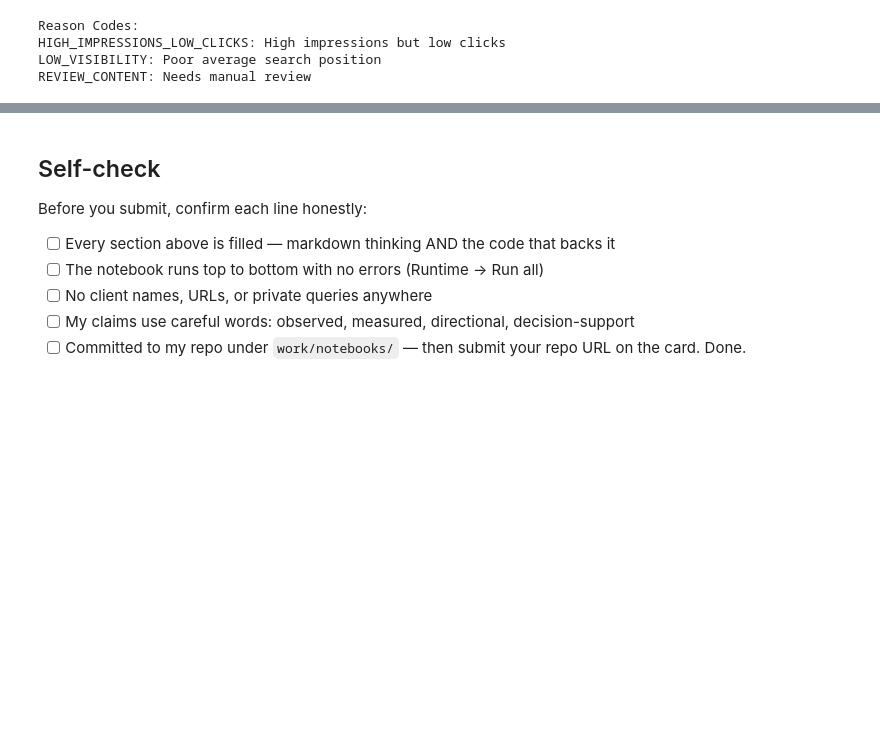
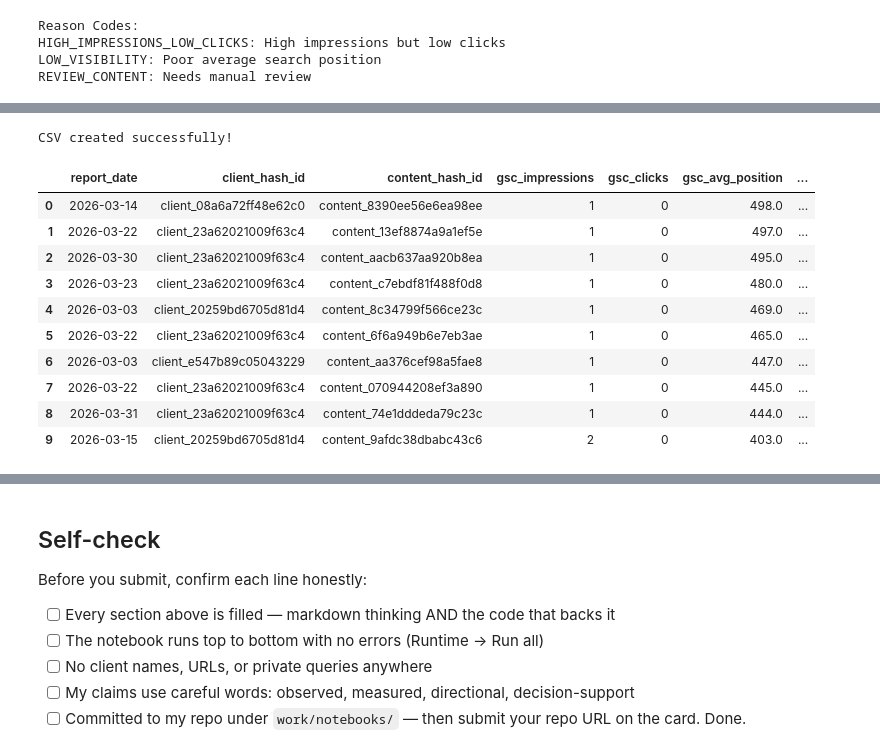
Before and after one commit to rishh19/FlyRank-AI-Internship, a Jupyter notebook: work/notebooks/w04_baseline_score.ipynb, the cells around one changed output, grey strips where cells are left out. Cells and saved outputs as stored; diff of their text form; code cells hidden in the pictures; blank space fills up the shorter version.

```diff
--- a/work/notebooks/w04_baseline_score.ipynb
+++ b/work/notebooks/w04_baseline_score.ipynb
@@ -101,6 +106,69 @@ REVIEW_CONTENT: Needs manual review
 # %%
 # This cell is for CODE (numbers, a query, a check).
 # Write your text answer in the cell ABOVE this one — typing sentences here breaks Run All.
+import os
+
+os.makedirs("work/outputs", exist_ok=True)
+
+query = f"""
+COPY (
+
+SELECT
+    report_date,
+    client_hash_id,
+    content_hash_id,
+    gsc_impressions,
+    gsc_clicks,
+    gsc_avg_position,
+
+    (
+        gsc_impressions * 0.01
+        - gsc_clicks * 0.20
+        + gsc_avg_position
+    ) AS baseline_score,
+
+    CASE
+        WHEN gsc_impressions > 1000 AND gsc_clicks < 100
+            THEN 'HIGH_IMPRESSIONS_LOW_CLICKS'
+        WHEN gsc_avg_position > 20
+            THEN 'LOW_VISIBILITY'
+        ELSE 'REVIEW_CONTENT'
+    END AS reason_code,
+
+    'Review Content' AS action
+
+FROM read_parquet('{path}')
+
+ORDER BY baseline_score DESC
+
+) TO 'work/outputs/baseline_action_score.csv'
+WITH (HEADER, DELIMITER ',');
+"""
+
+con.execute(query)
+
+print("CSV created successfully!")
+
+top10 = con.sql("""
+SELECT *
+FROM read_csv_auto('work/outputs/baseline_action_score.csv')
+LIMIT 10
+""").df()
+
+top10
+# %% [output]
+CSV created successfully!
+|  | report_date | client_hash_id | content_hash_id | gsc_impressions | gsc_clicks | gsc_avg_position | ... |
+| 0 | 2026-03-14 | client_08a6a72ff48e62c0 | content_8390ee56e6ea98ee | 1 | 0 | 498.0 | ... |
+| 1 | 2026-03-22 | client_23a62021009f63c4 | content_13ef8874a9a1ef5e | 1 | 0 | 497.0 | ... |
+| 2 | 2026-03-30 | client_23a62021009f63c4 | content_aacb637aa920b8ea | 1 | 0 | 495.0 | ... |
+| 3 | 2026-03-23 | client_23a62021009f63c4 | content_c7ebdf81f488f0d8 | 1 | 0 | 480.0 | ... |
+| 4 | 2026-03-03 | client_20259bd6705d81d4 | content_8c34799f566ce23c | 1 | 0 | 469.0 | ... |
+| 5 | 2026-03-22 | client_23a62021009f63c4 | content_6f6a949b6e7eb3ae | 1 | 0 | 465.0 | ... |
+| 6 | 2026-03-03 | client_e547b89c05043229 | content_aa376cef98a5fae8 | 1 | 0 | 447.0 | ... |
+| 7 | 2026-03-22 | client_23a62021009f63c4 | content_070944208ef3a890 | 1 | 0 | 445.0 | ... |
+| 8 | 2026-03-31 | client_23a62021009f63c4 | content_74e1dddeda79c23c | 1 | 0 | 444.0 | ... |
+| 9 | 2026-03-15 | client_20259bd6705d81d4 | content_9afdc38dbabc43c6 | 2 | 0 | 403.0 | ... |
 # %% [markdown]
 ## 3. Top-20 review
 
```
Also changed, not shown: parts of 5 cells of this notebook.
